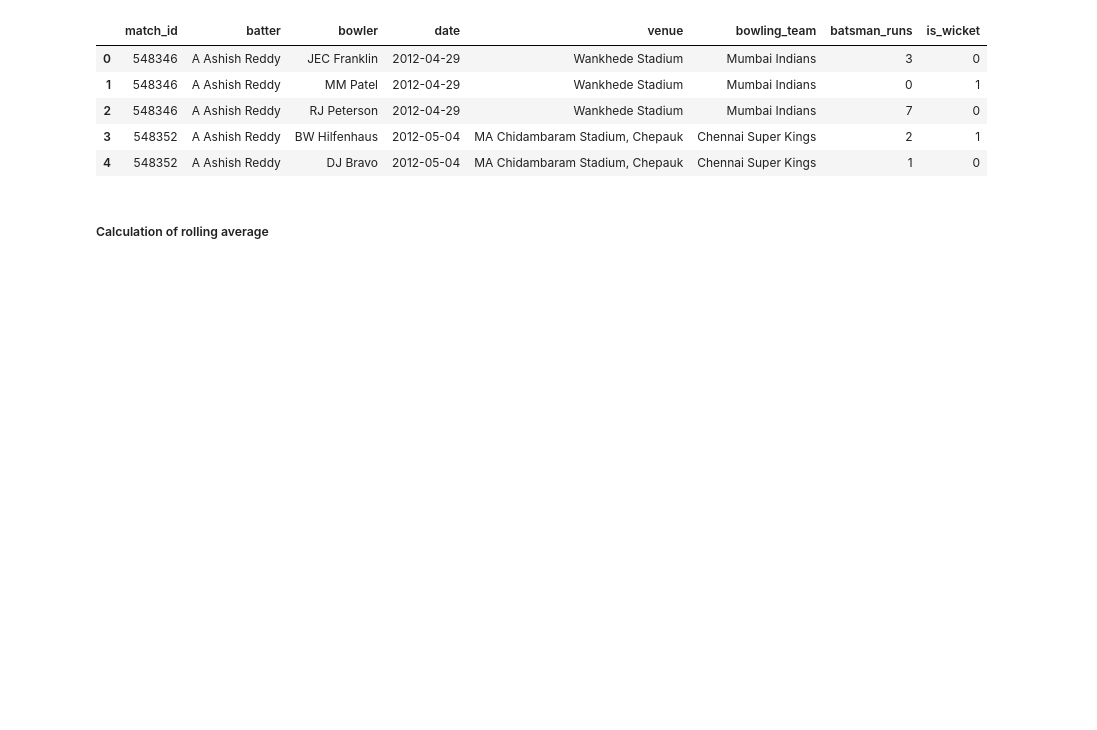
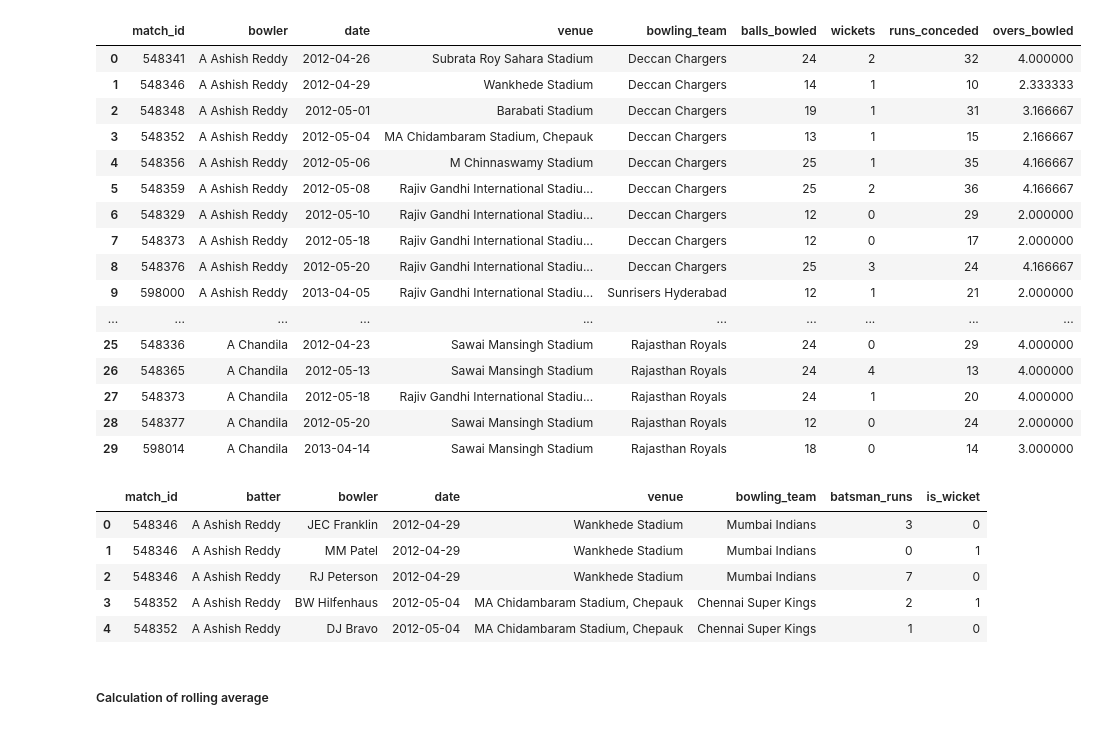
Before and after one commit to SpringBoardMentor895/AI_Cricket_Player_Performance_Prediction, a Jupyter notebook: notebooks/Feature_engineering.ipynb, the cells around one changed output. Drawn from its saved outputs; the diff is of its cells as text; code cells hidden in the pictures; blank space fills up the shorter version.

```diff
--- a/notebooks/Feature_engineering.ipynb
+++ b/notebooks/Feature_engineering.ipynb
@@ -21,0 +59,33 @@ df.head(5)
+# %%
+df_bowler = (
+    ipl.groupby(['match_id', 'bowler', 'date', 'venue', 'bowling_team'])
+       .agg(
+           balls_bowled=('ball', 'count'),
+           wickets=('is_wicket', 'sum'),
+           runs_conceded=('batsman_runs', 'sum')
+       )
+       .reset_index()
+)
+# %%
+df_bowler['overs_bowled'] = df_bowler['balls_bowled'] / 6
+# %%
+df_bowler = df_bowler.sort_values(['bowler', 'date']).reset_index(drop=True)
+df_bowler.head(30)
+# %% [output]
+|  | match_id | bowler | date | venue | bowling_team | balls_bowled | wickets | runs_conceded | overs_bowled |
+| 0 | 548341 | A Ashish Reddy | 2012-04-26 | Subrata Roy Sahara Stadium | Deccan Chargers | 24 | 2 | 32 | 4.000000 |
+| 1 | 548346 | A Ashish Reddy | 2012-04-29 | Wankhede Stadium | Deccan Chargers | 14 | 1 | 10 | 2.333333 |
+| 2 | 548348 | A Ashish Reddy | 2012-05-01 | Barabati Stadium | Deccan Chargers | 19 | 1 | 31 | 3.166667 |
+| 3 | 548352 | A Ashish Reddy | 2012-05-04 | MA Chidambaram Stadium, Chepauk | Deccan Chargers | 13 | 1 | 15 | 2.166667 |
+| 4 | 548356 | A Ashish Reddy | 2012-05-06 | M Chinnaswamy Stadium | Deccan Chargers | 25 | 1 | 35 | 4.166667 |
+| 5 | 548359 | A Ashish Reddy | 2012-05-08 | Rajiv Gandhi International Stadiu... | Deccan Chargers | 25 | 2 | 36 | 4.166667 |
+| 6 | 548329 | A Ashish Reddy | 2012-05-10 | Rajiv Gandhi International Stadiu... | Deccan Chargers | 12 | 0 | 29 | 2.000000 |
+| 7 | 548373 | A Ashish Reddy | 2012-05-18 | Rajiv Gandhi International Stadiu... | Deccan Chargers | 12 | 0 | 17 | 2.000000 |
+| 8 | 548376 | A Ashish Reddy | 2012-05-20 | Rajiv Gandhi International Stadiu... | Deccan Chargers | 25 | 3 | 24 | 4.166667 |
+| 9 | 598000 | A Ashish Reddy | 2013-04-05 | Rajiv Gandhi International Stadiu... | Sunrisers Hyderabad | 12 | 1 | 21 | 2.000000 |
+| ... | ... | ... | ... | ... | ... | ... | ... | ... | ... |
+| 25 | 548336 | A Chandila | 2012-04-23 | Sawai Mansingh Stadium | Rajasthan Royals | 24 | 0 | 29 | 4.000000 |
+| 26 | 548365 | A Chandila | 2012-05-13 | Sawai Mansingh Stadium | Rajasthan Royals | 24 | 4 | 13 | 4.000000 |
+| 27 | 548373 | A Chandila | 2012-05-18 | Rajiv Gandhi International Stadiu... | Rajasthan Royals | 24 | 1 | 20 | 4.000000 |
+| 28 | 548377 | A Chandila | 2012-05-20 | Sawai Mansingh Stadium | Rajasthan Royals | 12 | 0 | 24 | 2.000000 |
+| 29 | 598014 | A Chandila | 2013-04-14 | Sawai Mansingh Stadium | Rajasthan Royals | 18 | 0 | 14 | 3.000000 |
```
Also changed, not shown: parts of 33 cells of this notebook, 18 other files.
